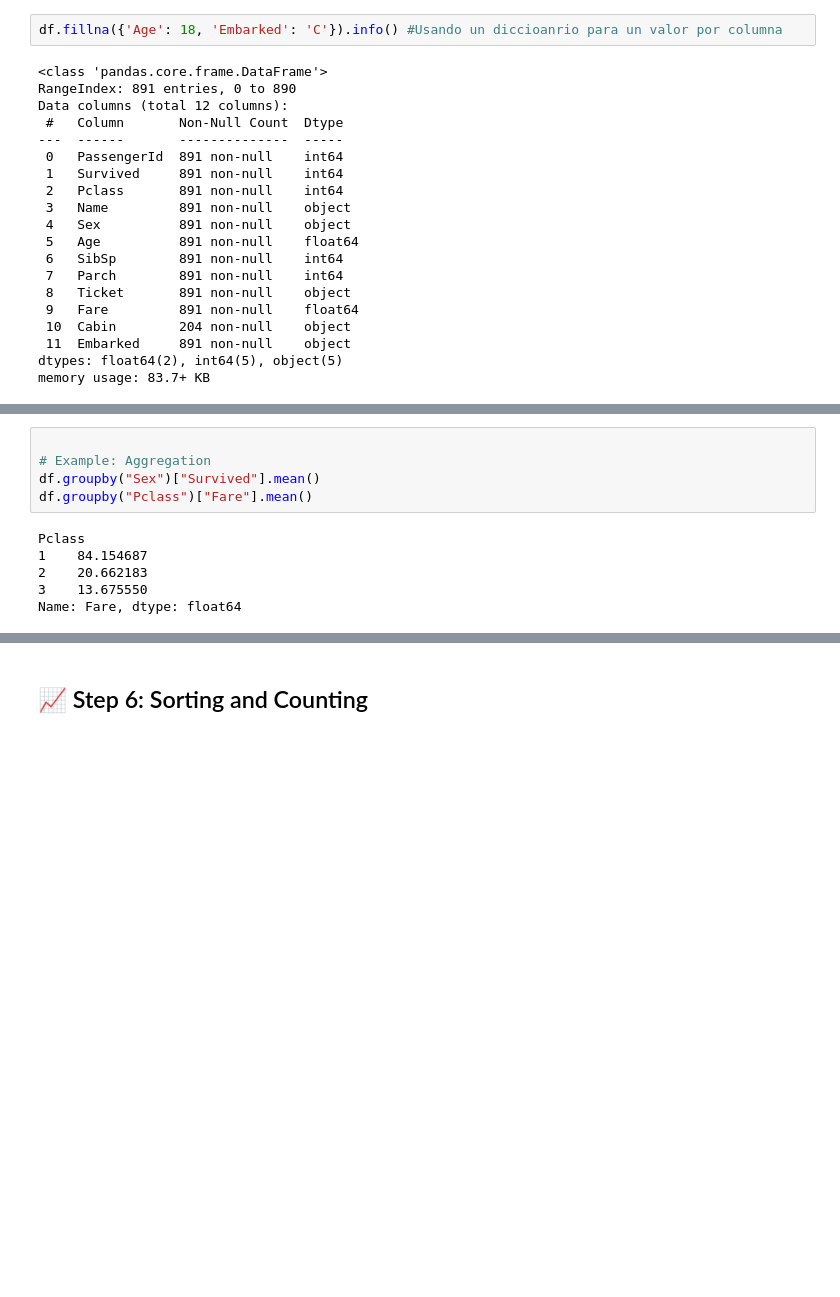
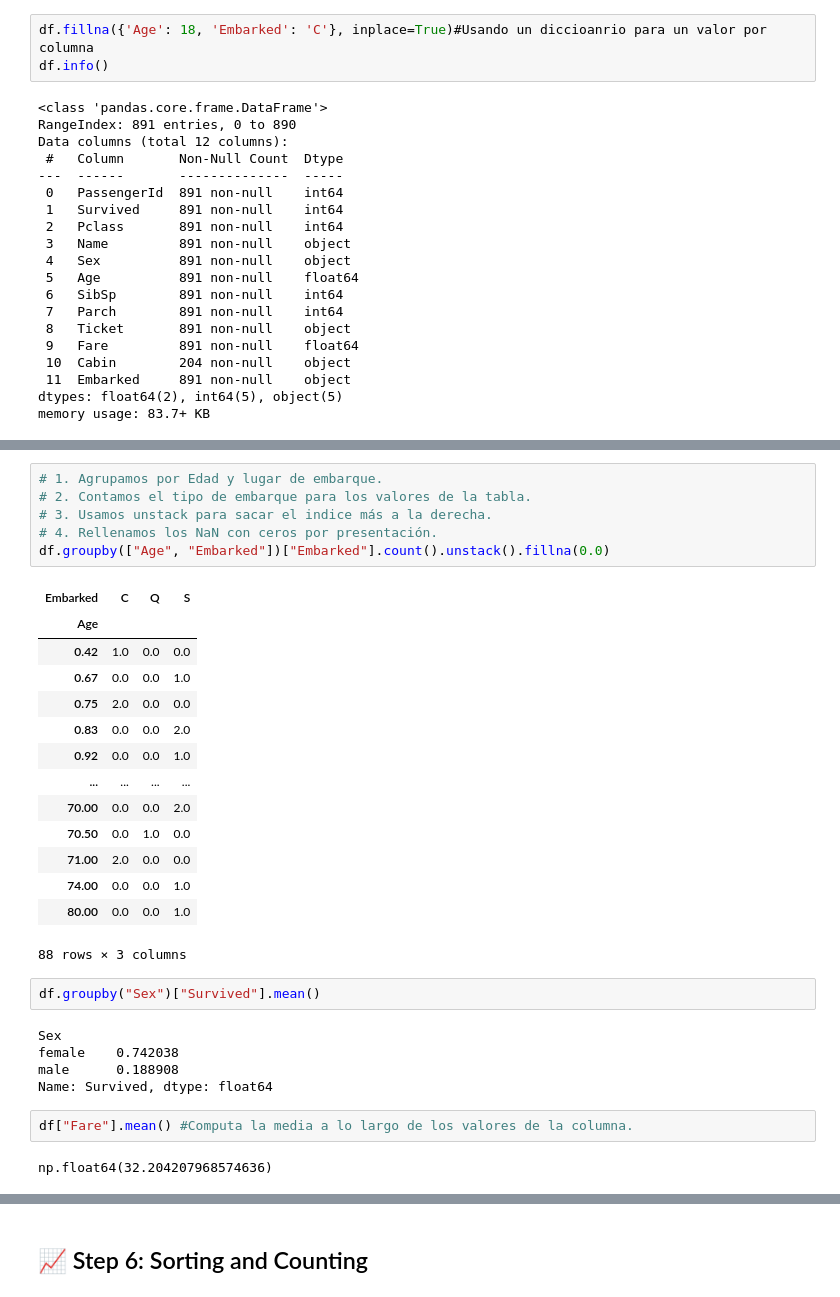
Before and after one commit to franpelirrojo/api_exploration_titanic, a Jupyter notebook: Titanic_Pandas_Practice_Notebook.ipynb, the cells around one changed output, grey strips where cells are left out. Saved outputs shown, nothing was run; the diff lists cells and outputs as text; blank space fills up the shorter version.

```diff
--- a/Titanic_Pandas_Practice_Notebook.ipynb
+++ b/Titanic_Pandas_Practice_Notebook.ipynb
@@ -485,7 +485,8 @@ Non-Null Count  Dtype
 dtypes: float64(1)
 memory usage: 7.1 KB
 # %%
-df.fillna({'Age': 18, 'Embarked': 'C'}).info() #Usando un diccioanrio para un valor por columna
+df.fillna({'Age': 18, 'Embarked': 'C'}, inplace=True)#Usando un diccioanrio para un valor por columna
+df.info()
 # %% [output]
 <class 'pandas.core.frame.DataFrame'>
 RangeIndex: 891 entries, 0 to 890
@@ -517,11 +522,32 @@ Functions to explore:
+# %%
+# 1. Agrupamos por Edad y lugar de embarque.
+# 2. Contamos el tipo de embarque para los valores de la tabla.
+# 3. Usamos unstack para sacar el indice más a la derecha.
+# 4. Rellenamos los NaN con ceros por presentación.
+df.groupby(["Age", "Embarked"])["Embarked"].count().unstack().fillna(0.0)
+# %% [output]
+| Embarked | C | Q | S |
+| Age |  |  |  |
+| 0.42 | 1.0 | 0.0 | 0.0 |
+| 0.67 | 0.0 | 0.0 | 1.0 |
+| 0.75 | 2.0 | 0.0 | 0.0 |
+| 0.83 | 0.0 | 0.0 | 2.0 |
+| 0.92 | 0.0 | 0.0 | 1.0 |
+| ... | ... | ... | ... |
+| 70.00 | 0.0 | 0.0 | 2.0 |
+| 70.50 | 0.0 | 1.0 | 0.0 |
+| 71.00 | 2.0 | 0.0 | 0.0 |
+| 74.00 | 0.0 | 0.0 | 1.0 |
+| 80.00 | 0.0 | 0.0 | 1.0 |
+88 rows × 3 columns
 # %%
-
-# Example: Aggregation
 df.groupby("Sex")["Survived"].mean()
-df.groupby("Pclass")["Fare"].mean()
 # %% [output]
-Pclass
-1    84.154687
-2    20.662183
-3    13.675550
-Name: Fare, dtype: float64
+Sex
+female    0.742038
+male      0.188908
+Name: Survived, dtype: float64
+# %%
+df["Fare"].mean() #Computa la media a lo largo de los valores de la columna.
+# %% [output]
+np.float64(32.204207968574636)
```
Also changed, not shown: parts of 9 cells of this notebook, 1 other file.
